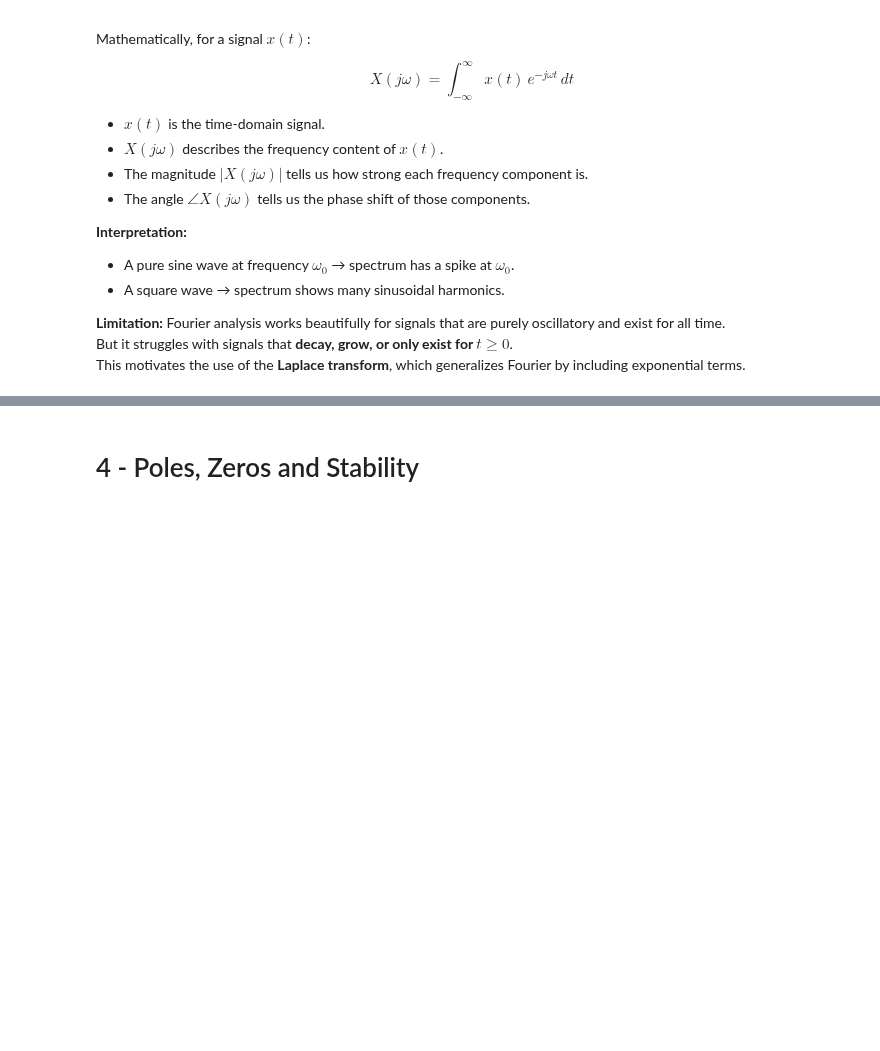
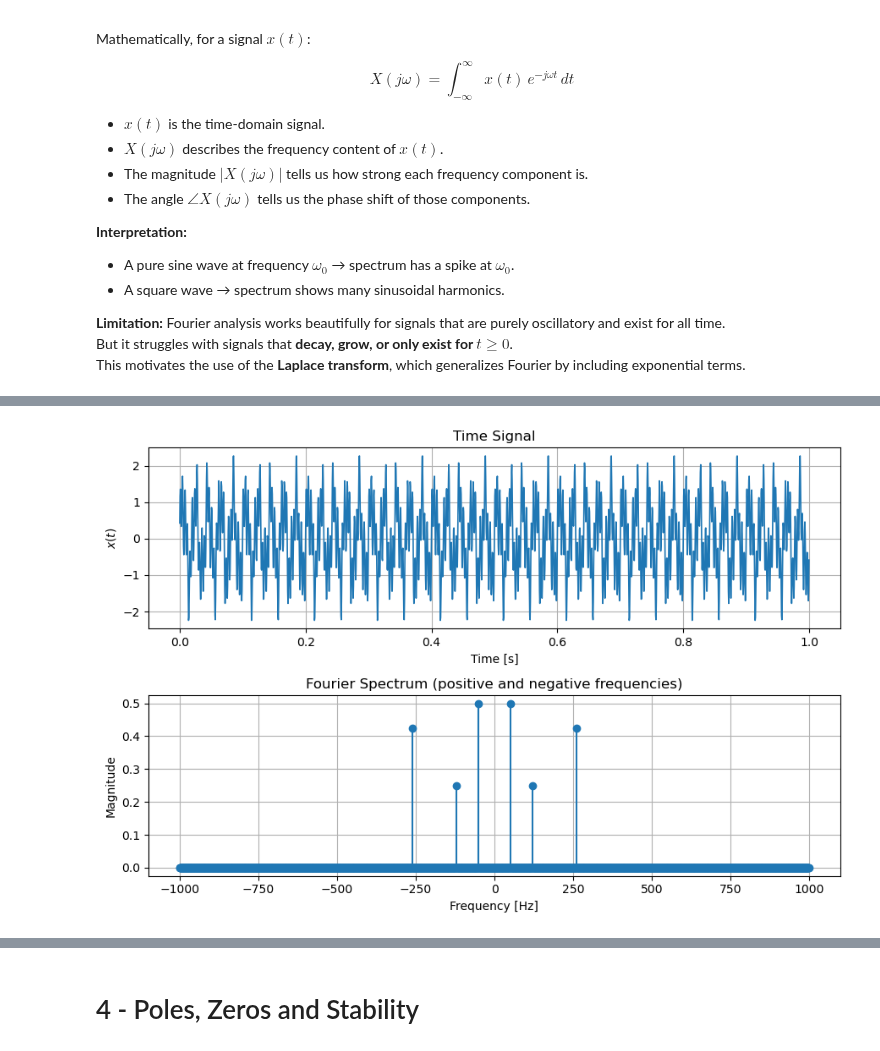
Before and after one commit to johnm3398/Spacecraft-Dynamics-and-Control, a Jupyter notebook: Studies/Control Theory Fundamentals/BB1-System_Modeling_and_Transfer_Functions.ipynb, the cells around one changed output, grey strips where cells are left out. Cells and saved outputs as stored; diff of their text form; code cells hidden in the pictures; blank space fills up the shorter version.

Commit message:
re-wrote the first few sections to have a more natural build-up of intuition

```diff
--- a/Studies/Control Theory Fundamentals/BB1-System_Modeling_and_Transfer_Functions.ipynb
+++ b/Studies/Control Theory Fundamentals/BB1-System_Modeling_and_Transfer_Functions.ipynb
@@ -366,0 +308,57 @@ plt.show()
+# %%
+# -----------------------------
+# Simple Fourier Transform intuition demo
+# -----------------------------
+
+
+# -----------------------------
+# Config: any number of sinusoids
+# -----------------------------
+fs   = 2000.0                 # samples per second
+T    = 1.0                    # duration [s]
+freqs = [50, 120, 260]        # frequencies [Hz]
+amps  = [1.0, 0.5, 0.85]      # amplitudes
+phs   = [0.0, 0.0, np.pi/6]   # phases [rad]
+
+# -----------------------------
+# Build time signal
+# -----------------------------
+t = np.arange(0, T, 1/fs)
+x = np.zeros_like(t)
+for f0, A0, phi0 in zip(freqs, amps, phs):
+    x += A0 * np.sin((2 * np.pi * f0 * t) + phi0)
+
+# --------------------------------
+# FFT (positive frequencies only)
+# --------------------------------
+N = len(t)                          # number of samples
+X = np.fft.fft(x) / N               # compute FFT and normalize
+f = np.fft.fftfreq(N, d=1/fs)       # frequency values (Hz)
+
+# Shift so zero is in the center
+X_shifted = np.fft.fftshift(X)
+f_shifted = np.fft.fftshift(f)
+
+# --------------------------------
+# Plots
+# --------------------------------
+fig, (ax1, ax2) = plt.subplots(2, 1, figsize=(9, 6))
+
+# Time signal
+ax1.plot(t, x, lw=1.2)
+ax1.set_xlabel("Time [s]")
+ax1.set_ylabel("$x(t)$")
+ax1.set_title("Time Signal")
+ax1.grid(True)
+
+# Frequency spectrum (both + and – frequencies)
+ax2.stem(f_shifted, np.abs(X_shifted), basefmt=" ")
+ax2.set_xlabel("Frequency [Hz]")
+ax2.set_ylabel("Magnitude")
+ax2.set_title("Fourier Spectrum (positive and negative frequencies)")
+ax2.grid(True)
+
+plt.tight_layout()
+plt.show()
+# %% [output]
+[figure, added]
```
Also changed, not shown: parts of 2 cells of this notebook.
